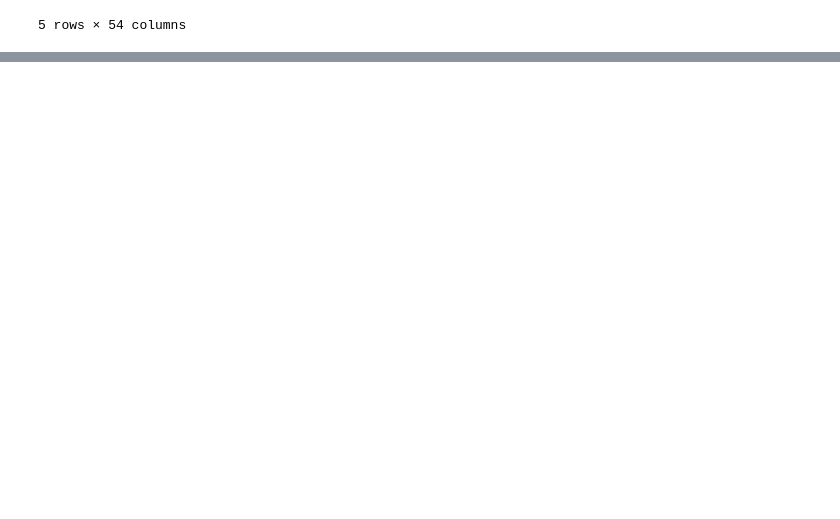
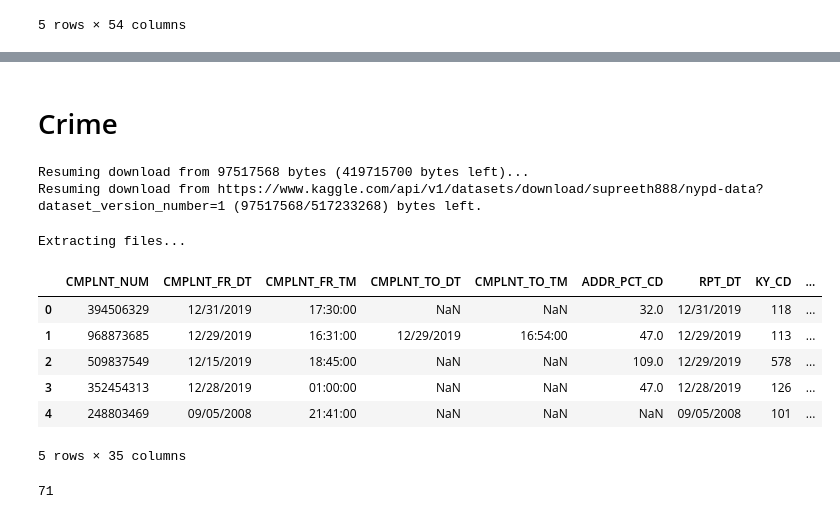
Before and after one commit to abhishekmahajan98/rent-raja, a Jupyter notebook: merger.ipynb, the cells around one changed output, grey strips where cells are left out. Cells and saved outputs as stored; diff of their text form; code cells hidden in the pictures; blank space fills up the shorter version.

Commit message:
added code to add crime rate to df

```diff
--- a/merger.ipynb
+++ b/merger.ipynb
@@ -632,0 +640,10 @@ df.head()
+# %% [markdown]
+# Crime
+# %%
+import kagglehub
+# Download latest version
+path = kagglehub.dataset_download("supreeth888/nypd-data")
+# %% [output]
+Resuming download from 97517568 bytes (419715700 bytes left)...
+Resuming download from https://www.kaggle.com/api/v1/datasets/download/supreeth888/nypd-data?dataset_version_number=1 (97517568/517233268) bytes left.
+Extracting files...
@@ -632,0 +668,16 @@ df.head()
+# %%
+complaints_data = pd.read_csv('./data/NYPD_Complaint_Data_Historic.csv')
+# %%
+complaints_data.head()
+# %% [output]
+|  | CMPLNT_NUM | CMPLNT_FR_DT | CMPLNT_FR_TM | CMPLNT_TO_DT | CMPLNT_TO_TM | ADDR_PCT_CD | RPT_DT | KY_CD | ... |
+| 0 | 394506329 | 12/31/2019 | 17:30:00 | NaN | NaN | 32.0 | 12/31/2019 | 118 | ... |
+| 1 | 968873685 | 12/29/2019 | 16:31:00 | 12/29/2019 | 16:54:00 | 47.0 | 12/29/2019 | 113 | ... |
+| 2 | 509837549 | 12/15/2019 | 18:45:00 | NaN | NaN | 109.0 | 12/29/2019 | 578 | ... |
+| 3 | 352454313 | 12/28/2019 | 01:00:00 | NaN | NaN | 47.0 | 12/28/2019 | 126 | ... |
+| 4 | 248803469 | 09/05/2008 | 21:41:00 | NaN | NaN | NaN | 09/05/2008 | 101 | ... |
+5 rows × 35 columns
+# %%
+complaints_data['OFNS_DESC'].nunique()
+# %% [output]
+71
```
Also changed, not shown: parts of 11 cells of this notebook, 2 other files.
